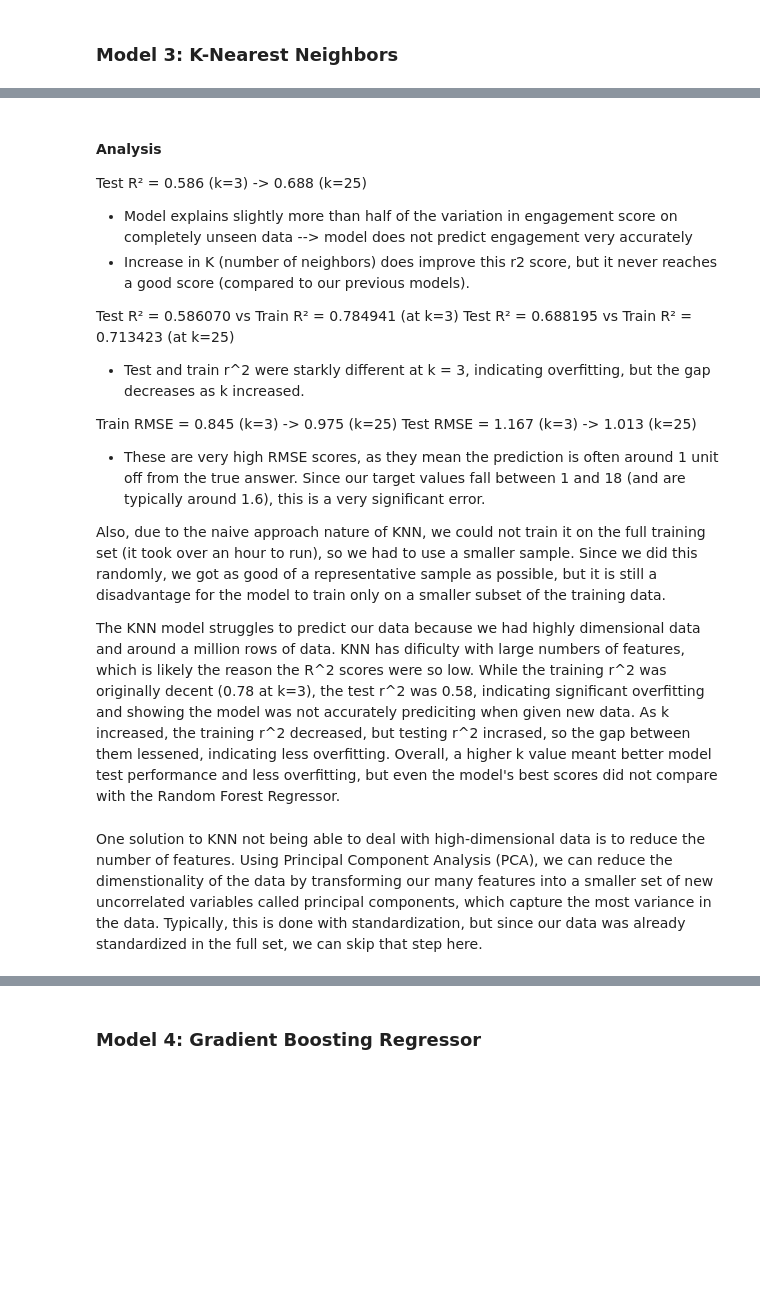
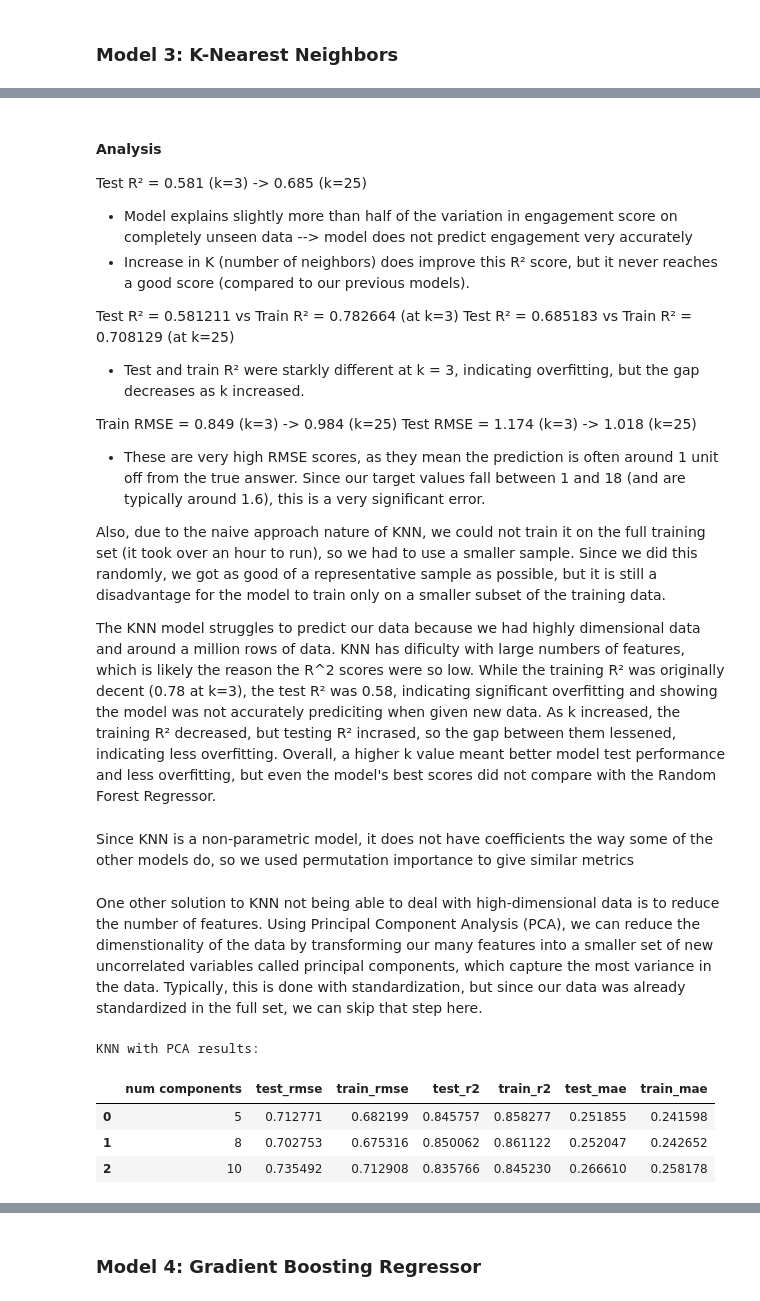
Before and after one commit to izzietaylor123/DS4400_final_project, a Jupyter notebook: model.ipynb, the cells around one changed output, grey strips where cells are left out. Drawn from its saved outputs; the diff is of its cells as text; code cells hidden in the pictures; blank space fills up the shorter version.

```diff
--- a/model.ipynb
+++ b/model.ipynb
@@ -423,18 +435,18 @@ display(results_df)
 # %% [markdown]
 #### Analysis
-Test R² = 0.586 (k=3) -> 0.688 (k=25)
+Test R² = 0.581 (k=3) -> 0.685 (k=25)
 - Model explains slightly more than half of the variation in engagement score on completely unseen data --> model does not predict engagement very accurately
-- Increase in K (number of neighbors) does improve this r2 score, but it never reaches a good score (compared to our previous models).
+- Increase in K (number of neighbors) does improve this R² score, but it never reaches a good score (compared to our previous models).
 
-Test R² = 0.586070 vs Train R² = 0.784941 (at k=3)
-Test R² = 0.688195 vs Train R² = 0.713423 (at k=25)
-- Test and train r^2 were starkly different at k = 3, indicating overfitting, but the gap decreases as k increased.
+Test R² = 0.581211 vs Train R² = 0.782664 (at k=3)
+Test R² = 0.685183 vs Train R² = 0.708129 (at k=25)
+- Test and train R² were starkly different at k = 3, indicating overfitting, but the gap decreases as k increased.
 
-Train RMSE = 0.845 (k=3) -> 0.975 (k=25)
-Test RMSE = 1.167 (k=3) -> 1.013 (k=25)
+Train RMSE = 0.849 (k=3) -> 0.984 (k=25)
+Test RMSE = 1.174 (k=3) -> 1.018 (k=25)
 - These are very high RMSE scores, as they mean the prediction is often around 1 unit off from the true answer. Since our target values fall between 1 and 18 (and are typically around 1.6), this is a very significant error.
 
 Also, due to the naive approach nature of KNN, we could not train it on the full training set (it took over an hour to run), so we had to use a smaller sample. Since we did this randomly, we got as good of a representative sample as possible, but it is still a disadvantage for the model to train only on a smaller subset of the training data.
 
-The KNN model struggles to predict our data because we had highly dimensional data and around a million rows of data. KNN has dificulty with large numbers of features, which is likely the reason the R^2 scores were so low. While the training r^2 was originally decent (0.78 at k=3), the test r^2 was 0.58, indicating significant overfitting and showing the model was not accurately prediciting when given new data. As k increased, the training r^2 decreased, but testing r^2 incrased, so the gap between them lessened, indicating less overfitting. Overall, a higher k value meant better model test performance and less overfitting, but even the model's best scores did not compare with the Random Forest Regressor.
+The KNN model struggles to predict our data because we had highly dimensional data and around a million rows of data. KNN has dificulty with large numbers of features, which is likely the reason the R^2 scores were so low. While the training R² was originally decent (0.78 at k=3), the test R² was 0.58, indicating significant overfitting and showing the model was not accurately prediciting when given new data. As k increased, the training R² decreased, but testing R² incrased, so the gap between them lessened, indicating less overfitting. Overall, a higher k value meant better model test performance and less overfitting, but even the model's best scores did not compare with the Random Forest Regressor.
 # %%
@@ -449,39 +474,51 @@ display(knn_coefs_df)
+# %% [markdown]
+Since KNN is a non-parametric model, it does not have coefficients the way some of the other models do, so we used permutation importance to give similar metrics
 # %% [markdown]
-One solution to KNN not being able to deal with high-dimensional data is to reduce the number of features. Using Principal Component Analysis (PCA), we can reduce the dimenstionality of the data by transforming our many features into a smaller set of new uncorrelated variables called principal components, which capture the most variance in the data. Typically, this is done with standardization, but since our data was already standardized in the full set, we can skip that step here.
+One other solution to KNN not being able to deal with high-dimensional data is to reduce the number of features. Using Principal Component Analysis (PCA), we can reduce the dimenstionality of the data by transforming our many features into a smaller set of new uncorrelated variables called principal components, which capture the most variance in the data. Typically, this is done with standardization, but since our data was already standardized in the full set, we can skip that step here.
 # %%
+# this takes about 40 minutes to run, comment out if you want to save time
+
 # using PCA to reduce dimensionality
 from sklearn.decomposition import PCA
 from sklearn.neighbors import KNeighborsRegressor # some of these imports are repeated so we can run cells independently to save time
 from sklearn.metrics import mean_squared_error, r2_score, mean_absolute_error
 
 pca_nums = [5, 8, 10] # trying different numbers of PCA components to find the best one (lower number can underfit, higher number can overfit)
 pca_results = []
 
 best_pca_model = None
+best_pca_transformer = None
 best_pca_test_r2 = 0
 
 for n in pca_nums:
     pca = PCA(n_components=n) # reducing to n components
     X_pca = pca.fit_transform(X_train)
 
-    knn_model_pca = KNeighborsRegressor(n_neighbors=25) # using the best k value from the previous tuning step, but now with PCA features instead of the original features
+    knn_model_pca = KNeighborsRegressor(n_neighbors=25, algorithm='brute') # using the best k value from the previous tuning step, but now with PCA features instead of the original features
     knn_model_pca.fit(X_pca, y_train)
 
     y_pred_knn_pca = knn_model_pca.predict(pca.transform(X_test))
     y_pred_knn_pca_train = knn_model_pca.predict(X_pca)
 
     test_r2_pca = r2_score(y_test, y_pred_knn_pca)
 
     if test_r2_pca > best_pca_test_r2:
         best_pca_test_r2 = test_r2_pca
         best_pca_model = knn_model_pca
+        best_pca_transformer = pca
 
     pca_results.append((n, np.sqrt(mean_squared_error(y_test, y_pred_knn_pca)), np.sqrt(mean_squared_error(y_train, y_pred_knn_pca_train)), test_r2_pca, r2_score(y_train, y_pred_knn_pca_train), mean_absolute_error(y_test, y_pred_knn_pca), mean_absolute_error(y_train, y_pred_knn_pca_train)))
 
 
 pca_results_df = pd.DataFrame(pca_results, columns=["num components", "test_rmse", "train_rmse", "test_r2", "train_r2", "test_mae", "train_mae"])
 print("\nKNN with PCA results:")
 display(pca_results_df)
+# %% [output]
+KNN with PCA results:
+|  | num components | test_rmse | train_rmse | test_r2 | train_r2 | test_mae | train_mae |
+| 0 | 5 | 0.712771 | 0.682199 | 0.845757 | 0.858277 | 0.251855 | 0.241598 |
+| 1 | 8 | 0.702753 | 0.675316 | 0.850062 | 0.861122 | 0.252047 | 0.242652 |
+| 2 | 10 | 0.735492 | 0.712908 | 0.835766 | 0.845230 | 0.266610 | 0.258178 |
 # %% [markdown]
 #### Analysis
 
```
Also changed, not shown: parts of 5 cells of this notebook.
